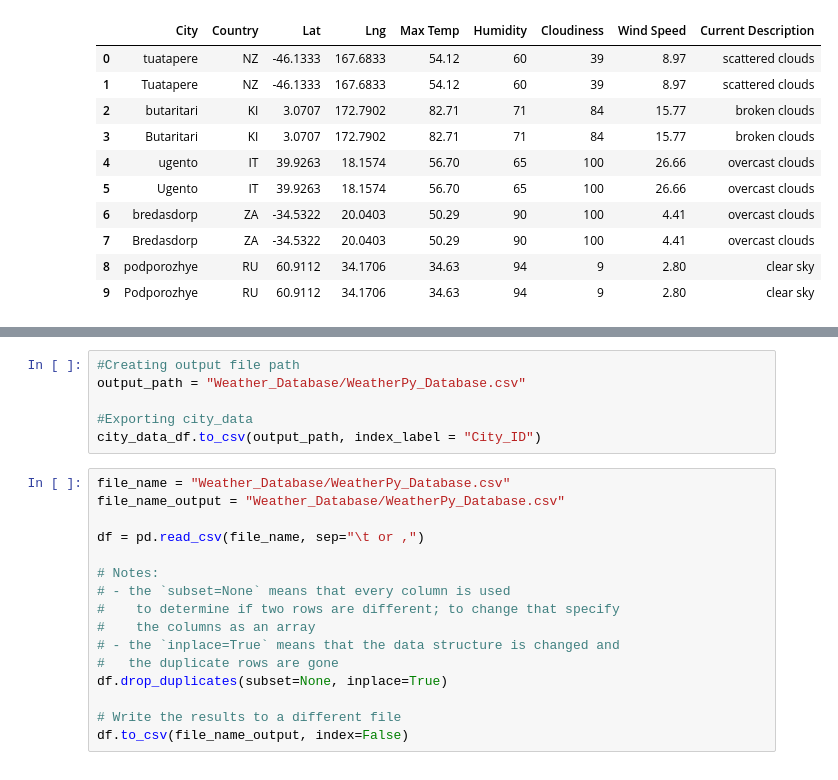
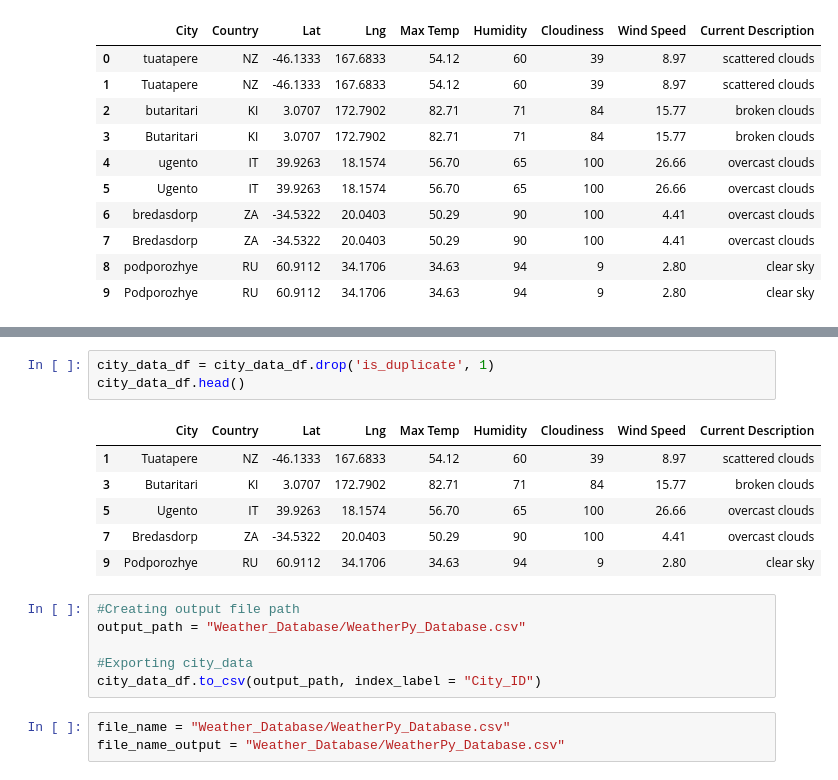
Before and after one commit to mereilly/World_Weather_Analysis, a Jupyter notebook: Weather_Database.ipynb, the cells around one changed output, grey strips where cells are left out. Cells and saved outputs as stored; diff of their text form.

```diff
--- a/Weather_Database.ipynb
+++ b/Weather_Database.ipynb
@@ -250,22 +242,19 @@ city_data_df.head()
+# %%
+city_data_df = city_data_df.drop('is_duplicate', 1)
+city_data_df.head()
+# %% [output]
+|  | City | Country | Lat | Lng | Max Temp | Humidity | Cloudiness | Wind Speed | Current Description |
+| 1 | Tuatapere | NZ | -46.1333 | 167.6833 | 54.12 | 60 | 39 | 8.97 | scattered clouds |
+| 3 | Butaritari | KI | 3.0707 | 172.7902 | 82.71 | 71 | 84 | 15.77 | broken clouds |
+| 5 | Ugento | IT | 39.9263 | 18.1574 | 56.70 | 65 | 100 | 26.66 | overcast clouds |
+| 7 | Bredasdorp | ZA | -34.5322 | 20.0403 | 50.29 | 90 | 100 | 4.41 | overcast clouds |
+| 9 | Podporozhye | RU | 60.9112 | 34.1706 | 34.63 | 94 | 9 | 2.80 | clear sky |
 # %%
 #Creating output file path
 output_path = "Weather_Database/WeatherPy_Database.csv"
 
 #Exporting city_data
 city_data_df.to_csv(output_path, index_label = "City_ID")
-# %%
-file_name = "Weather_Database/WeatherPy_Database.csv"
-file_name_output = "Weather_Database/WeatherPy_Database.csv"
-
-df = pd.read_csv(file_name, sep="\t or ,")
-
-# Notes:
-# - the `subset=None` means that every column is used
-#    to determine if two rows are different; to change that specify
-#    the columns as an array
-# - the `inplace=True` means that the data structure is changed and
-#   the duplicate rows are gone
-df.drop_duplicates(subset=None, inplace=True)
-
-# Write the results to a different file
-df.to_csv(file_name_output, index=False)
+# %%
+file_name = "Weather_Database/WeatherPy_Database.csv"
+file_name_output = "Weather_Database/WeatherPy_Database.csv"
```
Also changed, not shown: parts of 7 cells of this notebook, 2 other files.
